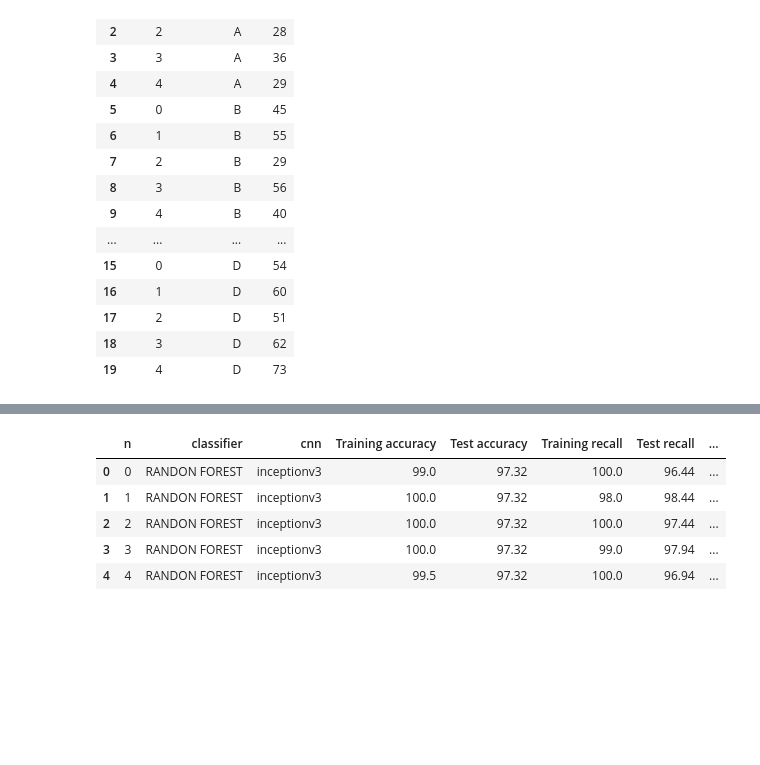
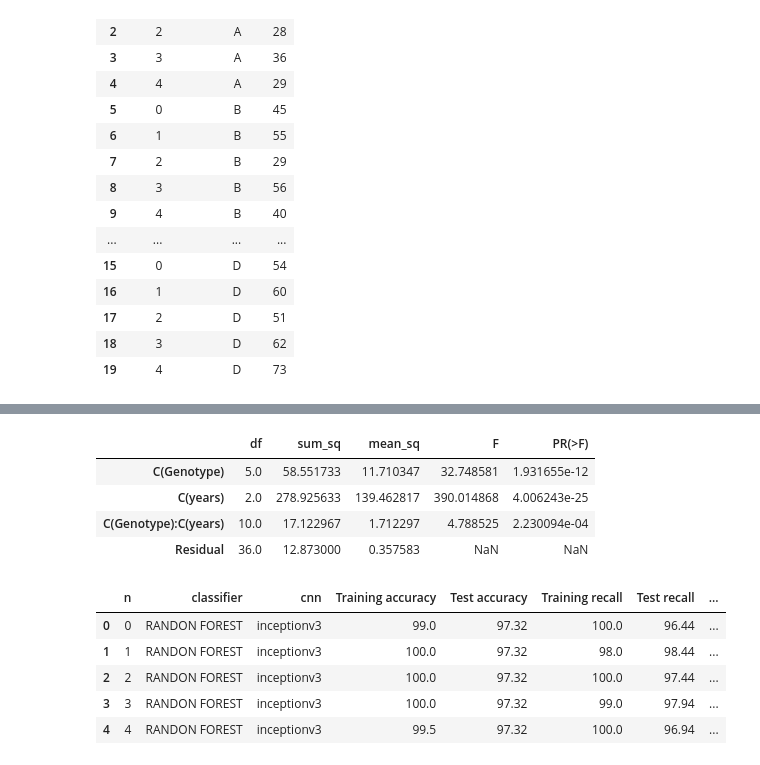
Before and after one commit to leandrobmarinho/statistical-tests, a Jupyter notebook: notebook/statistical_tests_1.ipynb, the cells around one changed output, grey strips where cells are left out. Cells and saved outputs as stored; diff of their text form; code cells hidden in the pictures; blank space fills up the shorter version.

```diff
--- a/notebook/statistical_tests.ipynb
+++ b/notebook/statistical_tests_1.ipynb
@@ -204,3 +382,15 @@ df_melt
+# %%
+# ANOVA table using bioinfokit v1.0.3 or later (it uses wrapper script for anova_lm)
+from bioinfokit.analys import stat
+res = stat()
+res.anova_stat(df=d_melt, res_var='value', anova_model='value~C(Genotype)+C(years)+C(Genotype):C(years)')
+res.anova_summary
+# %% [output]
+|  | df | sum_sq | mean_sq | F | PR(>F) |
+| C(Genotype) | 5.0 | 58.551733 | 11.710347 | 32.748581 | 1.931655e-12 |
+| C(years) | 2.0 | 278.925633 | 139.462817 | 390.014868 | 4.006243e-25 |
+| C(Genotype):C(years) | 10.0 | 17.122967 | 1.712297 | 4.788525 | 2.230094e-04 |
+| Residual | 36.0 | 12.873000 | 0.357583 | NaN | NaN |
 # %%
 from os import path
 import pandas as pd
```
Also changed, not shown: parts of 14 cells of this notebook, 9 other files.
